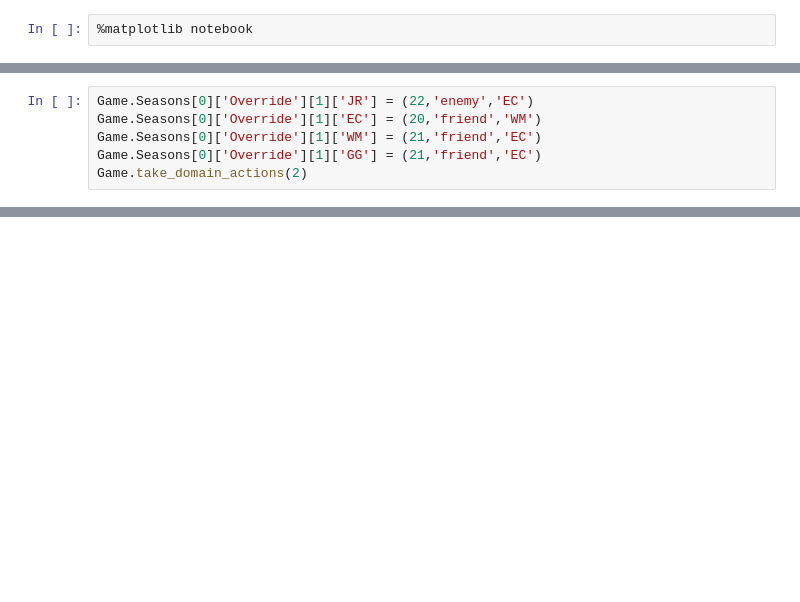
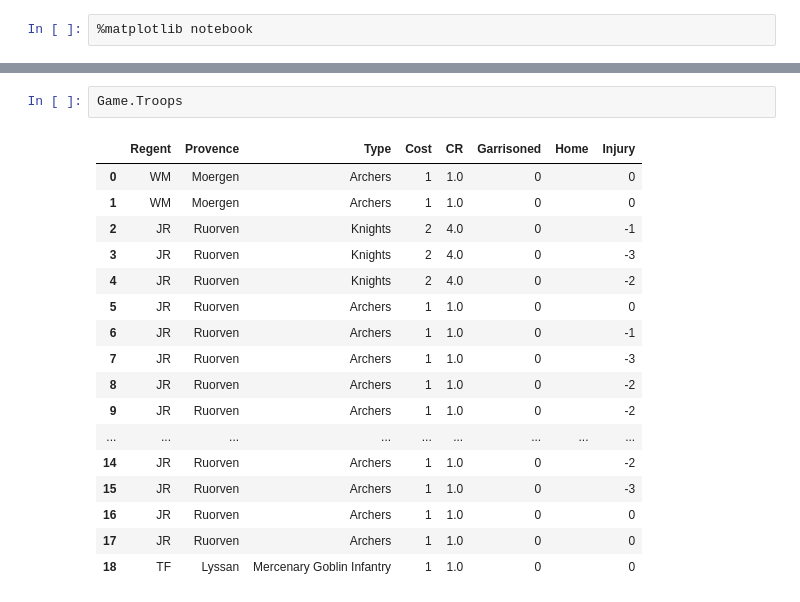
Before and after one commit to NeverForged/Regency, a Jupyter notebook: Code Testing.ipynb, the cells around one changed output, grey strips where cells are left out. Drawn from its saved outputs; the diff is of its cells as text; blank space fills up the shorter version.

```diff
--- a/Code Testing.ipynb
+++ b/Code Testing.ipynb
@@ -72,6 +123,0 @@ Game.Troops[Game.Troops['Provence']==Game.War.iloc[0]['Location']]
-# %%
-Game.Seasons[0]['Override'][1]['JR'] = (22,'enemy','EC')
-Game.Seasons[0]['Override'][1]['EC'] = (20,'friend','WM')
-Game.Seasons[0]['Override'][1]['WM'] = (21,'friend','EC')
-Game.Seasons[0]['Override'][1]['GG'] = (21,'friend','EC')
-Game.take_domain_actions(2)
@@ -79,0 +148,20 @@ print(Game.War.iloc[0]['Notes'])
+# %%
+Game.Troops
+# %% [output]
+|  | Regent | Provence | Type | Cost | CR | Garrisoned | Home | Injury |
+| 0 | WM | Moergen | Archers | 1 | 1.0 | 0 |  | 0 |
+| 1 | WM | Moergen | Archers | 1 | 1.0 | 0 |  | 0 |
+| 2 | JR | Ruorven | Knights | 2 | 4.0 | 0 |  | -1 |
+| 3 | JR | Ruorven | Knights | 2 | 4.0 | 0 |  | -3 |
+| 4 | JR | Ruorven | Knights | 2 | 4.0 | 0 |  | -2 |
+| 5 | JR | Ruorven | Archers | 1 | 1.0 | 0 |  | 0 |
+| 6 | JR | Ruorven | Archers | 1 | 1.0 | 0 |  | -1 |
+| 7 | JR | Ruorven | Archers | 1 | 1.0 | 0 |  | -3 |
+| 8 | JR | Ruorven | Archers | 1 | 1.0 | 0 |  | -2 |
+| 9 | JR | Ruorven | Archers | 1 | 1.0 | 0 |  | -2 |
+| ... | ... | ... | ... | ... | ... | ... | ... | ... |
+| 14 | JR | Ruorven | Archers | 1 | 1.0 | 0 |  | -2 |
+| 15 | JR | Ruorven | Archers | 1 | 1.0 | 0 |  | -3 |
+| 16 | JR | Ruorven | Archers | 1 | 1.0 | 0 |  | 0 |
+| 17 | JR | Ruorven | Archers | 1 | 1.0 | 0 |  | 0 |
+| 18 | TF | Lyssan | Mercenary Goblin Infantry | 1 | 1.0 | 0 |  | 0 |
```
Also changed, not shown: parts of 8 cells of this notebook, 1 other file.
